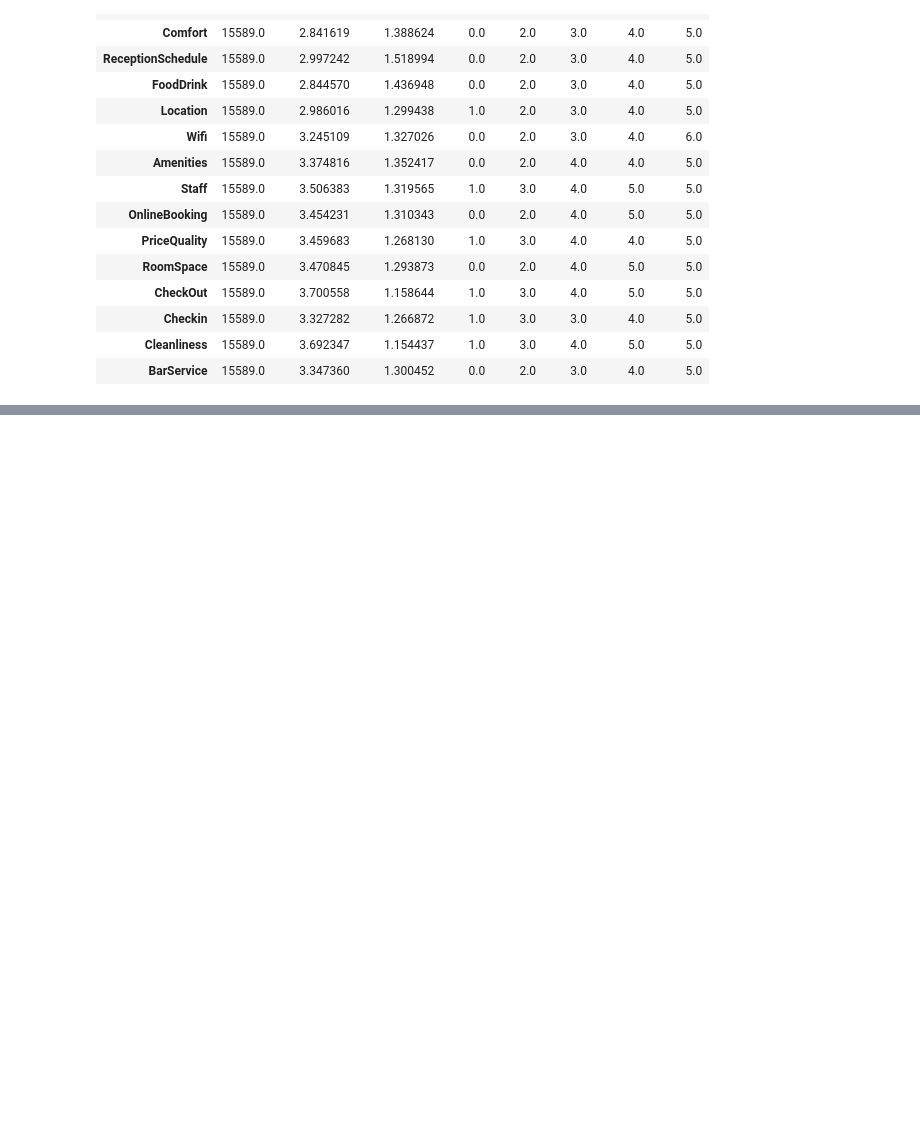
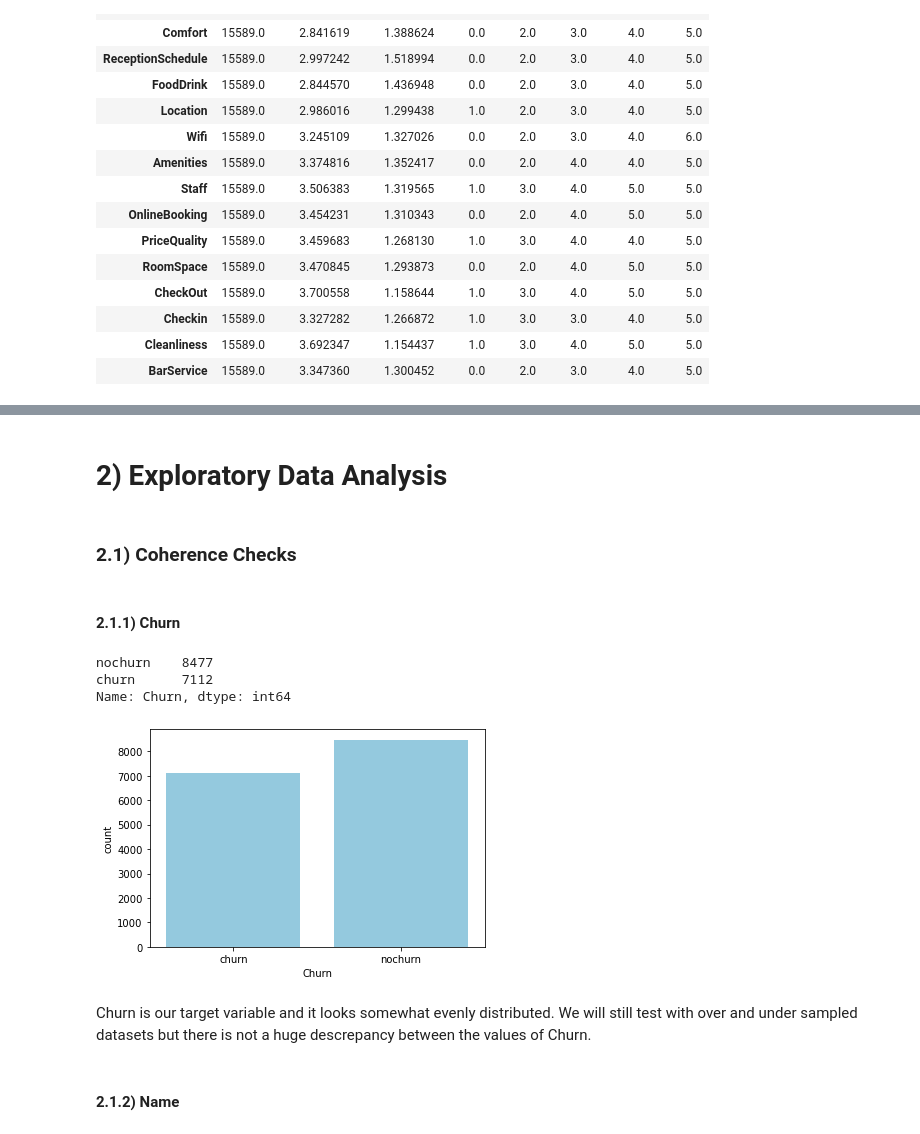
Before and after one commit to vascopombo/DSProject, a Jupyter notebook: P2/Project.ipynb, the cells around one changed output, grey strips where cells are left out. Drawn from its saved outputs; the diff is of its cells as text; code cells hidden in the pictures; blank space fills up the shorter version.

```diff
--- a/P2/Project.ipynb
+++ b/P2/Project.ipynb
@@ -121,6 +157,0 @@ df.describe().T
-# %%
-df["Characters"] = df["Name"].str[:3]
-df['Characters'].unique()
-
-df.drop(columns=["Characters"], axis=1, inplace=True)
-df['Gender'] = [1 if i == 'Mr.' else 0 for i in df["Name"].str[:3]]
@@ -126,0 +160,24 @@ df['Gender'] = [1 if i == 'Mr.' else 0 for i in df["Name"].str[:3]]
+# %%
+# Change the data frame index to the customer ID of each entry, rather than the standard index
+df.set_index("Cust_ID", inplace = True)
+# %% [markdown]
+# 2) Exploratory Data Analysis
+# %% [markdown]
+### 2.1) Coherence Checks
+# %% [markdown]
+#### 2.1.1) Churn
+# %%
+df['Churn'].value_counts()
+# %% [output]
+nochurn    8477
+churn      7112
+Name: Churn, dtype: int64
+# %%
+sns.countplot(df["Churn"], color="skyblue")
+plt.show()
+# %% [output]
+[figure, added]
+# %% [markdown]
+Churn is our target variable and it looks somewhat evenly distributed. We will still test with over and under sampled datasets but there is not a huge descrepancy between the values of Churn.
+# %% [markdown]
+#### 2.1.2) Name
```
Also changed, not shown: parts of 106 cells of this notebook, 2 other files.
